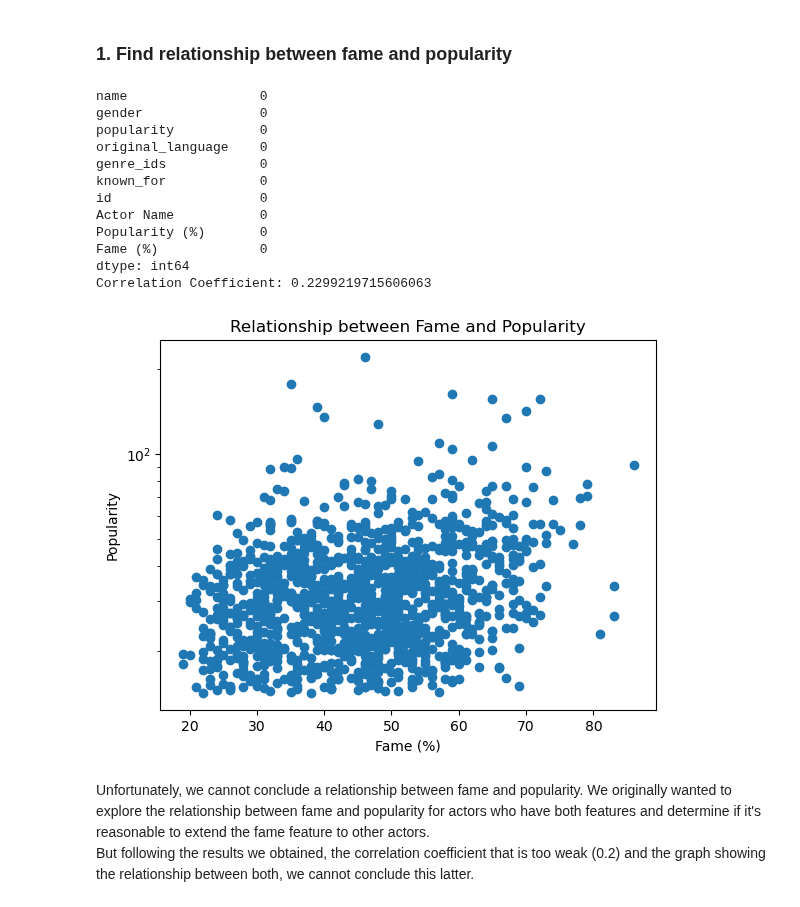
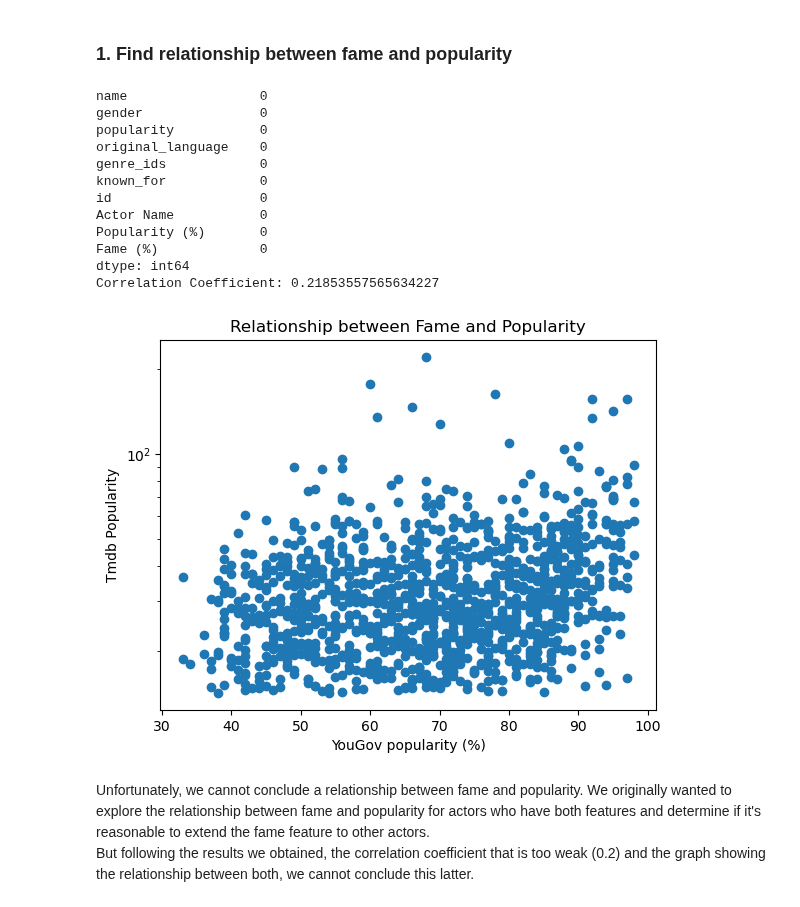
Before and after one commit to epfl-ada/ada-2023-project-cinemada, a Jupyter notebook: Preprocessing/fame.ipynb, the cells around one changed output. Saved outputs shown, nothing was run; the diff lists cells and outputs as text; code cells hidden in the pictures.

```diff
--- a/Preprocessing/fame.ipynb
+++ b/Preprocessing/fame.ipynb
@@ -125,7 +125,7 @@ merged_data = pd.merge(actors_db, famous_actors_db, left_on='name', right_on='Ac
 print(merged_data.isnull().sum())
 
 # Calculate the correlation coefficient
-correlation_coefficient = merged_data['Fame (%)'].corr(merged_data['popularity'])
+correlation_coefficient = merged_data['Popularity (%)'].corr(merged_data['popularity'], method='pearson')
 print(f'Correlation Coefficient: {correlation_coefficient}')
 # %% [output]
 name                 0
@@ -139,19 +139,20 @@ Actor Name           0
 Popularity (%)       0
 Fame (%)             0
 dtype: int64
-Correlation Coefficient: 0.2299219715606063
+Correlation Coefficient: 0.21853557565634227
 # %%
 import matplotlib.pyplot as plt
 
+# Not considered low
 # Scatter plot
-plt.scatter(merged_data['Fame (%)'], merged_data['popularity'])
-plt.xlabel('Fame (%)')
-plt.ylabel('Popularity')
+plt.scatter(merged_data['Popularity (%)'], merged_data['popularity'])
+plt.xlabel('YouGov popularity (%)')
+plt.ylabel('Tmdb Popularity')
 plt.yscale('log')
 plt.title('Relationship between Fame and Popularity')
 plt.show()
 # %% [output]
-[figure, old version]
+[figure, new version]
 # %% [markdown]
 Unfortunately, we cannot conclude a relationship between fame and popularity. We originally wanted to explore the relationship between fame and popularity for actors who have both features and determine if it's reasonable to extend the fame feature to other actors.
 But following the results we obtained, the correlation coefficient that is too weak (0.2) and the graph showing the relationship between both, we cannot conclude this latter.
```
Also changed, not shown: parts of 5 cells of this notebook.
